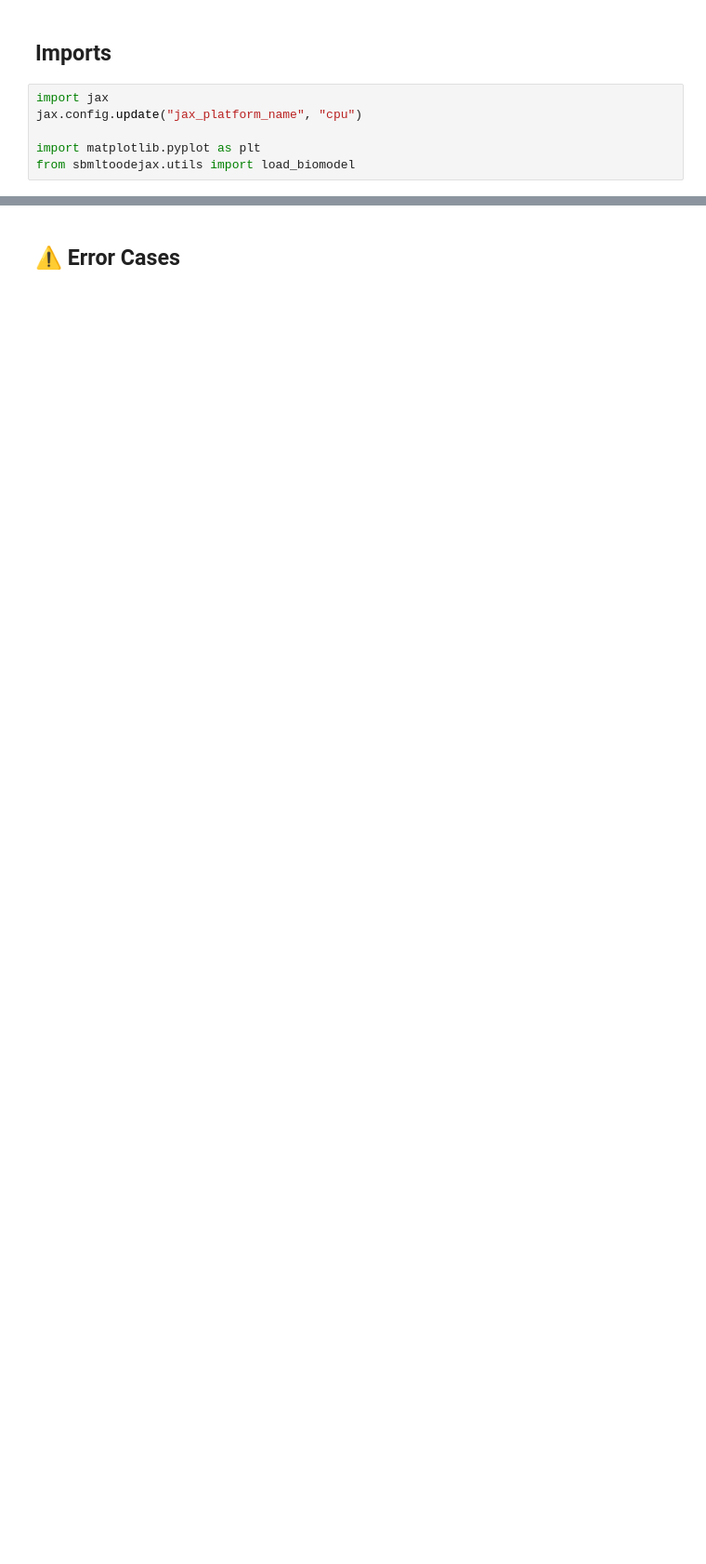
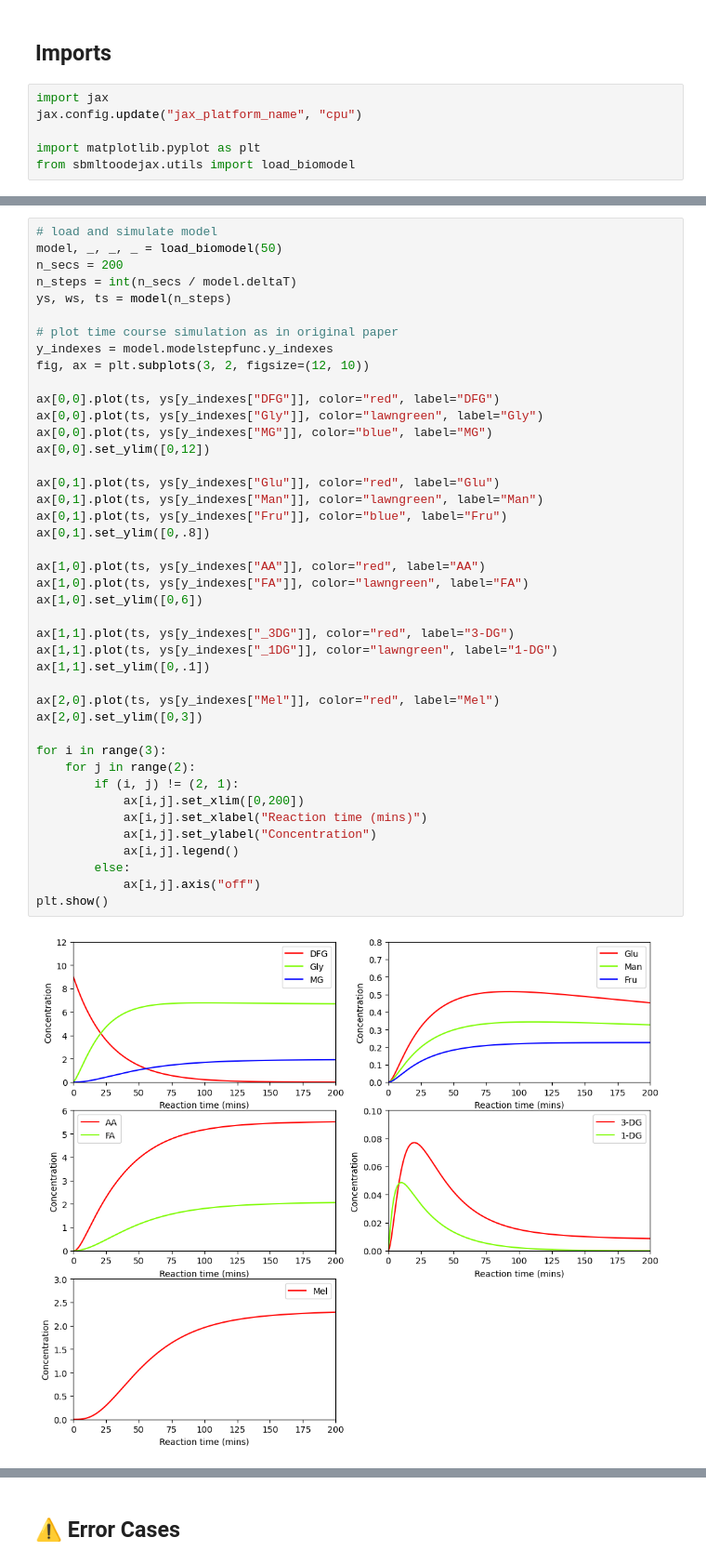
Before and after one commit to flowersteam/sbmltoodejax, a Jupyter notebook: docs/source/tutorials/biomodels_curation.ipynb, the cells around one changed output, grey strips where cells are left out. Shown at 93% size. Saved outputs shown, nothing was run; the diff lists cells and outputs as text; blank space fills up the shorter version.

```diff
--- a/docs/source/tutorials/biomodels_curation.ipynb
+++ b/docs/source/tutorials/biomodels_curation.ipynb
@@ -79,0 +62,44 @@ plt.show()
+# %%
+# load and simulate model
+model, _, _, _ = load_biomodel(50)
+n_secs = 200
+n_steps = int(n_secs / model.deltaT)
+ys, ws, ts = model(n_steps)
+
+# plot time course simulation as in original paper
+y_indexes = model.modelstepfunc.y_indexes
+fig, ax = plt.subplots(3, 2, figsize=(12, 10))
+
+ax[0,0].plot(ts, ys[y_indexes["DFG"]], color="red", label="DFG")
+ax[0,0].plot(ts, ys[y_indexes["Gly"]], color="lawngreen", label="Gly")
+ax[0,0].plot(ts, ys[y_indexes["MG"]], color="blue", label="MG")
+ax[0,0].set_ylim([0,12])
+
+ax[0,1].plot(ts, ys[y_indexes["Glu"]], color="red", label="Glu")
+ax[0,1].plot(ts, ys[y_indexes["Man"]], color="lawngreen", label="Man")
+ax[0,1].plot(ts, ys[y_indexes["Fru"]], color="blue", label="Fru")
+ax[0,1].set_ylim([0,.8])
+
+ax[1,0].plot(ts, ys[y_indexes["AA"]], color="red", label="AA")
+ax[1,0].plot(ts, ys[y_indexes["FA"]], color="lawngreen", label="FA")
+ax[1,0].set_ylim([0,6])
+
+ax[1,1].plot(ts, ys[y_indexes["_3DG"]], color="red", label="3-DG")
+ax[1,1].plot(ts, ys[y_indexes["_1DG"]], color="lawngreen", label="1-DG")
+ax[1,1].set_ylim([0,.1])
+
+ax[2,0].plot(ts, ys[y_indexes["Mel"]], color="red", label="Mel")
+ax[2,0].set_ylim([0,3])
+
+for i in range(3):
+    for j in range(2):
+        if (i, j) != (2, 1):
+            ax[i,j].set_xlim([0,200])
+            ax[i,j].set_xlabel("Reaction time (mins)")
+            ax[i,j].set_ylabel("Concentration")
+            ax[i,j].legend()
+        else:
+            ax[i,j].axis("off")
+plt.show()
+# %% [output]
+[figure, added]
```
Also changed, not shown: parts of 24 cells of this notebook, 1 other file.
